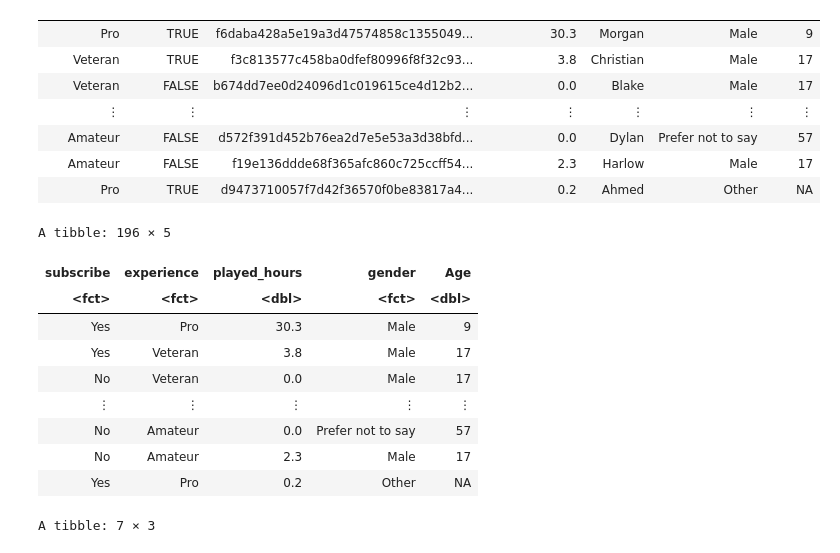
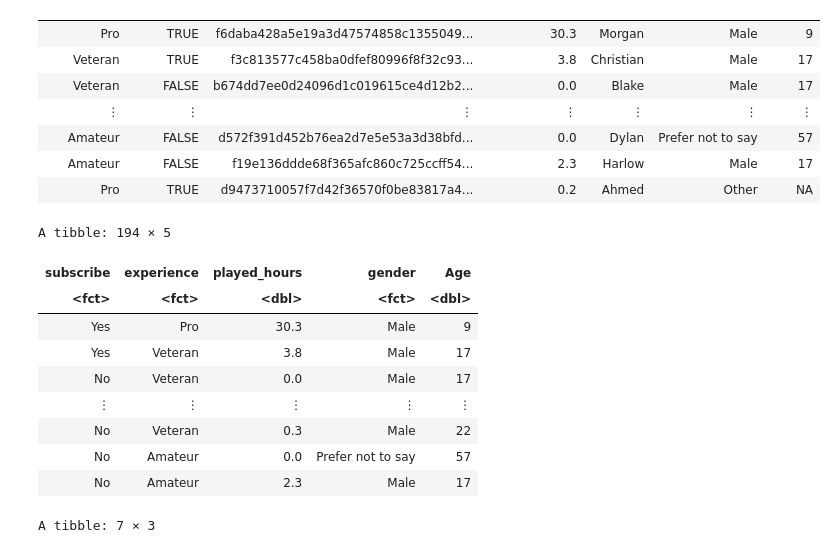
Before and after one commit to leeeeee1725/DSCI100_Project_Final_Report, a Jupyter notebook: Project Final Report.ipynb, the cells around one changed output. Drawn from its saved outputs; the diff is of its cells as text; code cells hidden in the pictures.

```diff
--- a/Project Final Report.ipynb
+++ b/Project Final Report.ipynb
@@ -122,25 +115,26 @@ A spec_tbl_df: 196 × 7
 # %%
 # wrangling data, only keeping variables relevant for answering the question
 # changing subscribe to a factor type variable for classification later
 
 # We keep only variables relevant to predicting subscription.
 # Since subscription is a classification outcome, it is converted to a factor.
 players <- players_data |>
     mutate(experience = as_factor(experience), gender = as_factor(gender), subscribe = as_factor(subscribe)) |>
     mutate(subscribe = fct_recode(subscribe, "Yes" = "TRUE", "No" = "FALSE")) |>
-    select(subscribe, experience, played_hours, gender, Age)
+    select(subscribe, experience, played_hours, gender, Age) |>
+    drop_na()
 players
 # %% [output]
-A tibble: 196 × 5
+A tibble: 194 × 5
 | subscribe | experience | played_hours | gender | Age |
 | <fct> | <fct> | <dbl> | <fct> | <dbl> |
 | Yes | Pro | 30.3 | Male | 9 |
 | Yes | Veteran | 3.8 | Male | 17 |
 | No | Veteran | 0.0 | Male | 17 |
 | ⋮ | ⋮ | ⋮ | ⋮ | ⋮ |
+| No | Veteran | 0.3 | Male | 22 |
 | No | Amateur | 0.0 | Prefer not to say | 57 |
 | No | Amateur | 2.3 | Male | 17 |
-| Yes | Pro | 0.2 | Other | NA |
 # %%
 # summary of data set for exploratory data analysis (code from Dylan)
 #The dataset players_data contains columns:
```
Also changed, not shown: parts of 17 cells of this notebook.
